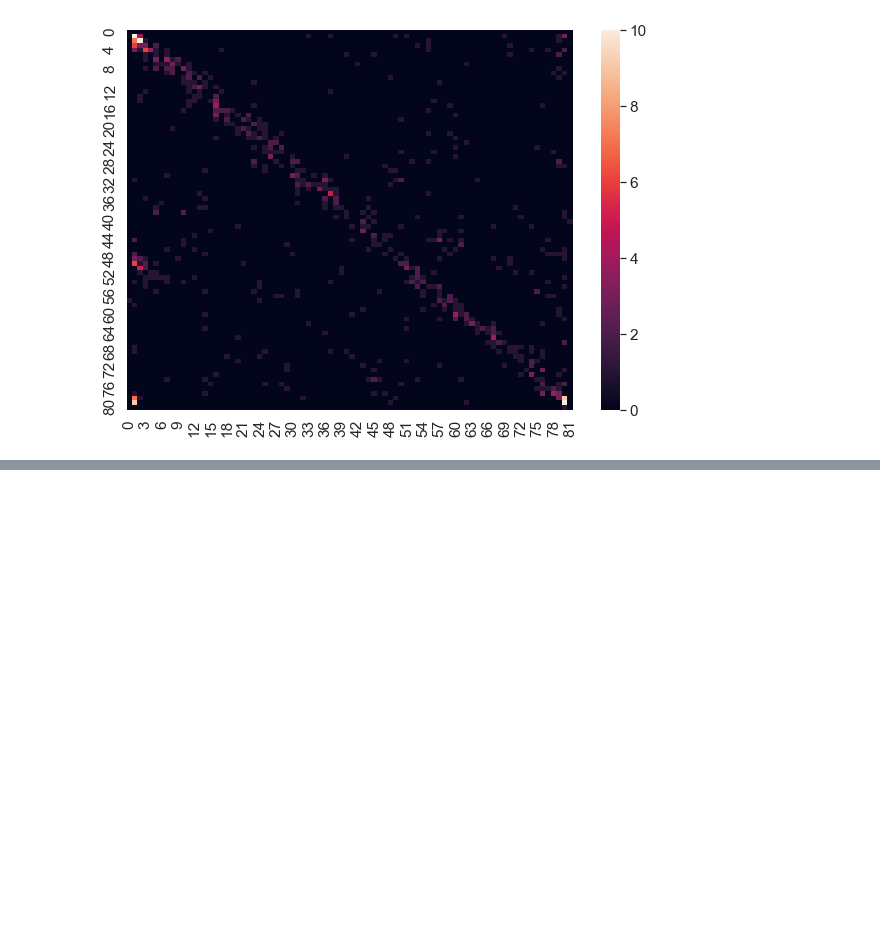
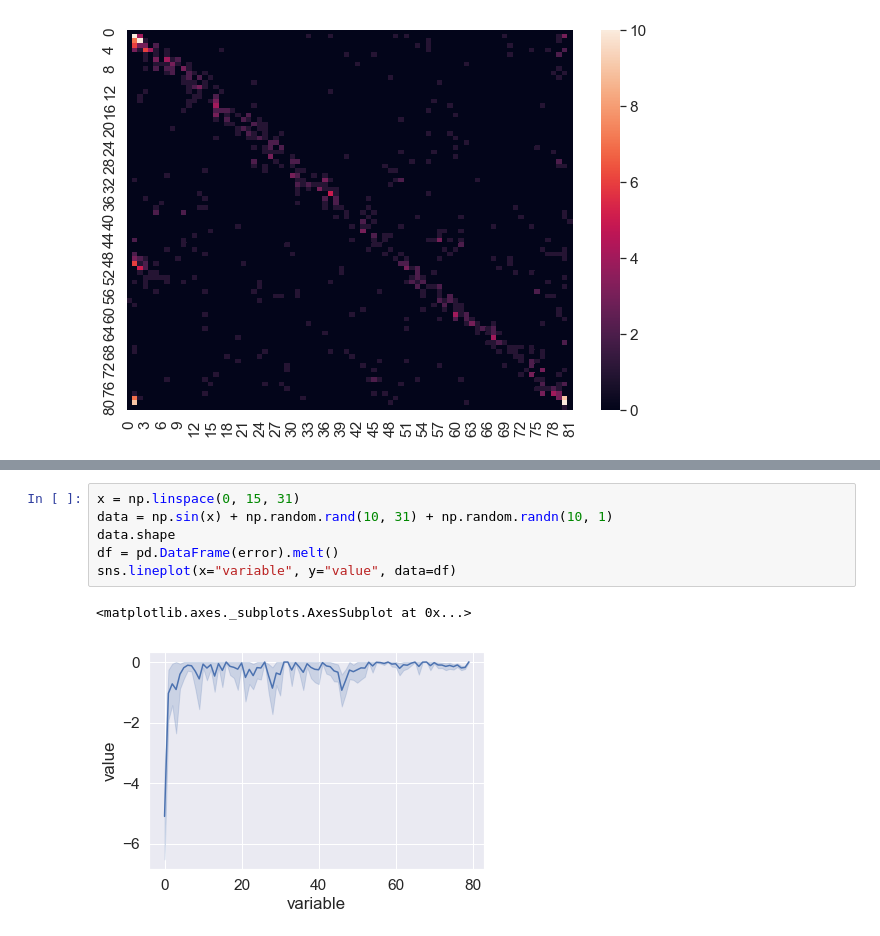
Before and after one commit to GiocomoLab/AlexA_Library, a Jupyter notebook: NP_python/Classify_gain.ipynb, the cells around one changed output, grey strips where cells are left out. Cells and saved outputs as stored; diff of their text form; blank space fills up the shorter version.

```diff
--- a/NP_python/Classify_gain.ipynb
+++ b/NP_python/Classify_gain.ipynb
@@ -162,0 +158,9 @@ NameError: name 'confuxion_matrix' is not defined
+# %%
+x = np.linspace(0, 15, 31)
+data = np.sin(x) + np.random.rand(10, 31) + np.random.randn(10, 1)
+data.shape
+df = pd.DataFrame(error).melt()
+sns.lineplot(x="variable", y="value", data=df)
+# %% [output]
+<matplotlib.axes._subplots.AxesSubplot at 0x...>
+[figure, added]
```
Also changed, not shown: parts of 24 cells of this notebook, 2 other files.
